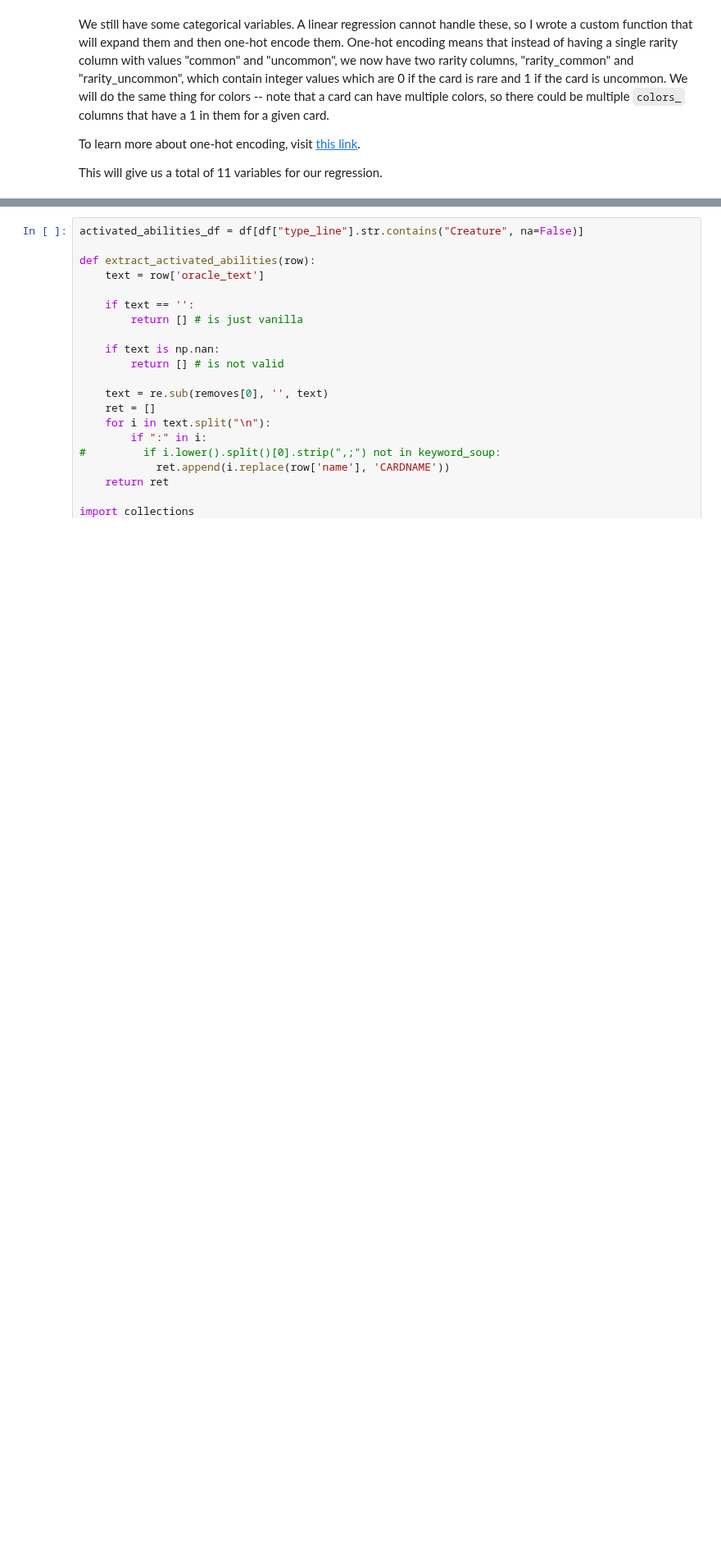
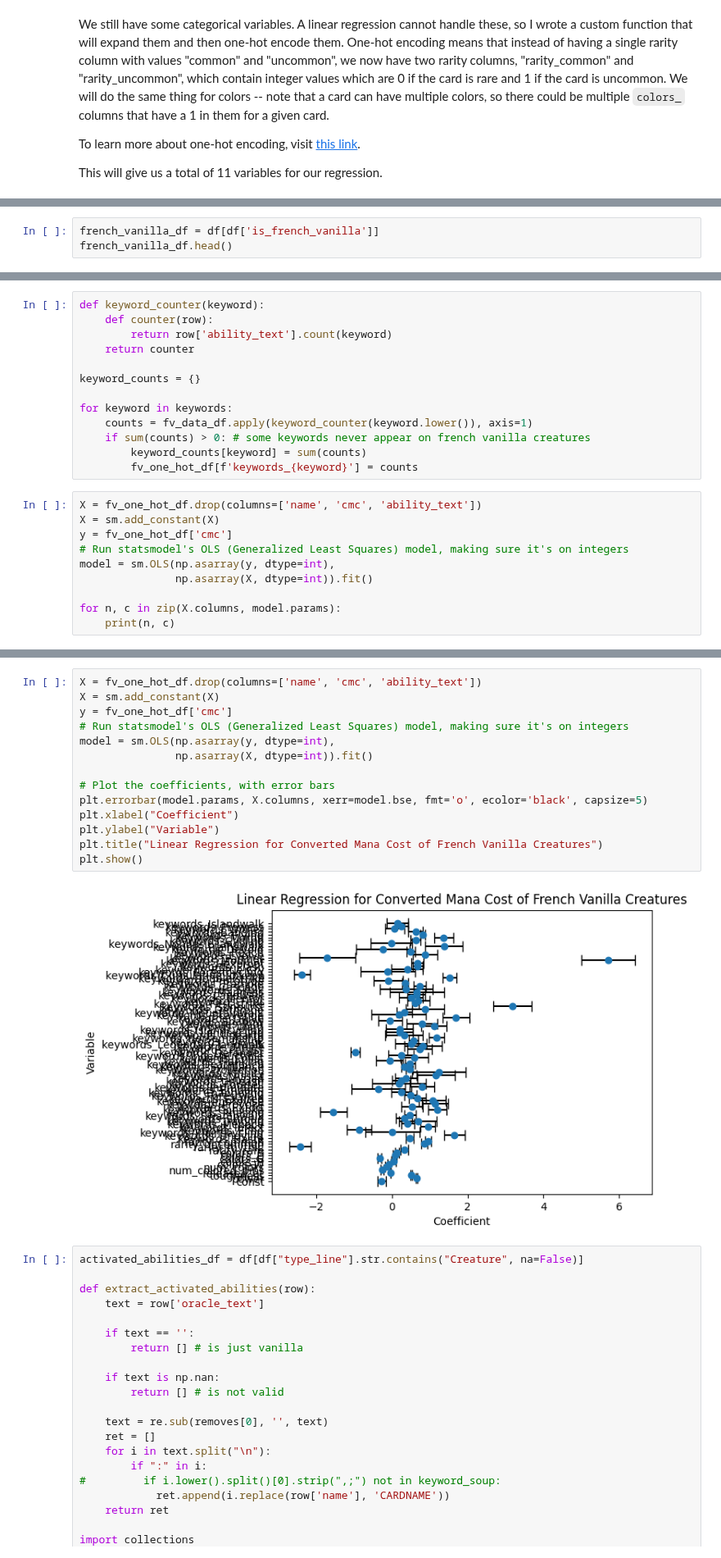
Before and after one commit to Innoviox/mtg-analyzer, a Jupyter notebook: mtganalyzer.ipynb, the cells around one changed output, grey strips where cells are left out. Shown at 82% size. Saved outputs shown, nothing was run; the diff lists cells and outputs as text; blank space fills up the shorter version.

```diff
--- a/mtganalyzer.ipynb
+++ b/mtganalyzer.ipynb
@@ -316,0 +339,3 @@ french_vanilla_df
+# %%
+french_vanilla_df = df[df['is_french_vanilla']]
+french_vanilla_df.head()
@@ -352,0 +378,23 @@ print("Intercept:", reg2.intercept_)
+# %%
+def keyword_counter(keyword):
+    def counter(row):
+        return row['ability_text'].count(keyword)
+    return counter
+
+keyword_counts = {}
+
+for keyword in keywords:
+    counts = fv_data_df.apply(keyword_counter(keyword.lower()), axis=1)
+    if sum(counts) > 0: # some keywords never appear on french vanilla creatures
+        keyword_counts[keyword] = sum(counts)
+        fv_one_hot_df[f'keywords_{keyword}'] = counts
+# %%
+X = fv_one_hot_df.drop(columns=['name', 'cmc', 'ability_text'])
+X = sm.add_constant(X)
+y = fv_one_hot_df['cmc']
+# Run statsmodel's OLS (Generalized Least Squares) model, making sure it's on integers
+model = sm.OLS(np.asarray(y, dtype=int),
+               np.asarray(X, dtype=int)).fit()
+
+for n, c in zip(X.columns, model.params):
+    print(n, c)
@@ -353,3 +421,19 @@ print("Intercept:", reg2.intercept_)
+# %%
+X = fv_one_hot_df.drop(columns=['name', 'cmc', 'ability_text'])
+X = sm.add_constant(X)
+y = fv_one_hot_df['cmc']
+# Run statsmodel's OLS (Generalized Least Squares) model, making sure it's on integers
+model = sm.OLS(np.asarray(y, dtype=int),
+               np.asarray(X, dtype=int)).fit()
+
+# Plot the coefficients, with error bars
+plt.errorbar(model.params, X.columns, xerr=model.bse, fmt='o', ecolor='black', capsize=5)
+plt.xlabel("Coefficient")
+plt.ylabel("Variable")
+plt.title("Linear Regression for Converted Mana Cost of French Vanilla Creatures")
+plt.show()
+# %% [output]
+[figure, added]
 # %%
 activated_abilities_df = df[df["type_line"].str.contains("Creature", na=False)]
 
```
Also changed, not shown: parts of 38 cells of this notebook.
